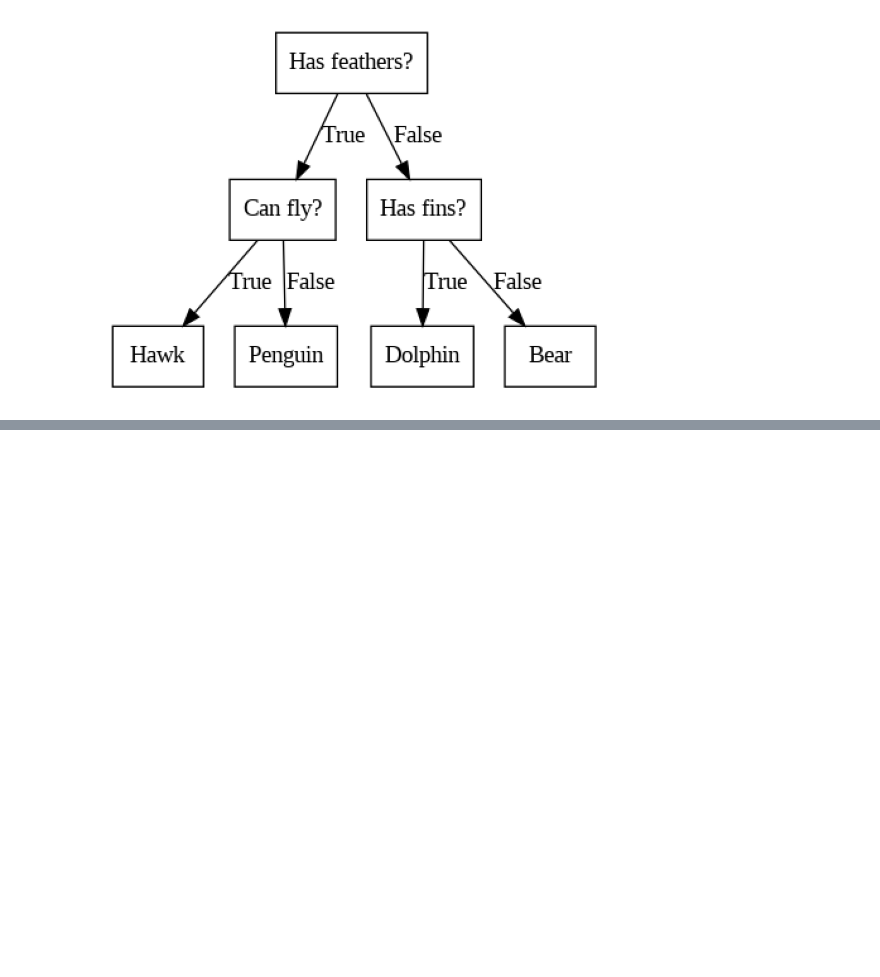
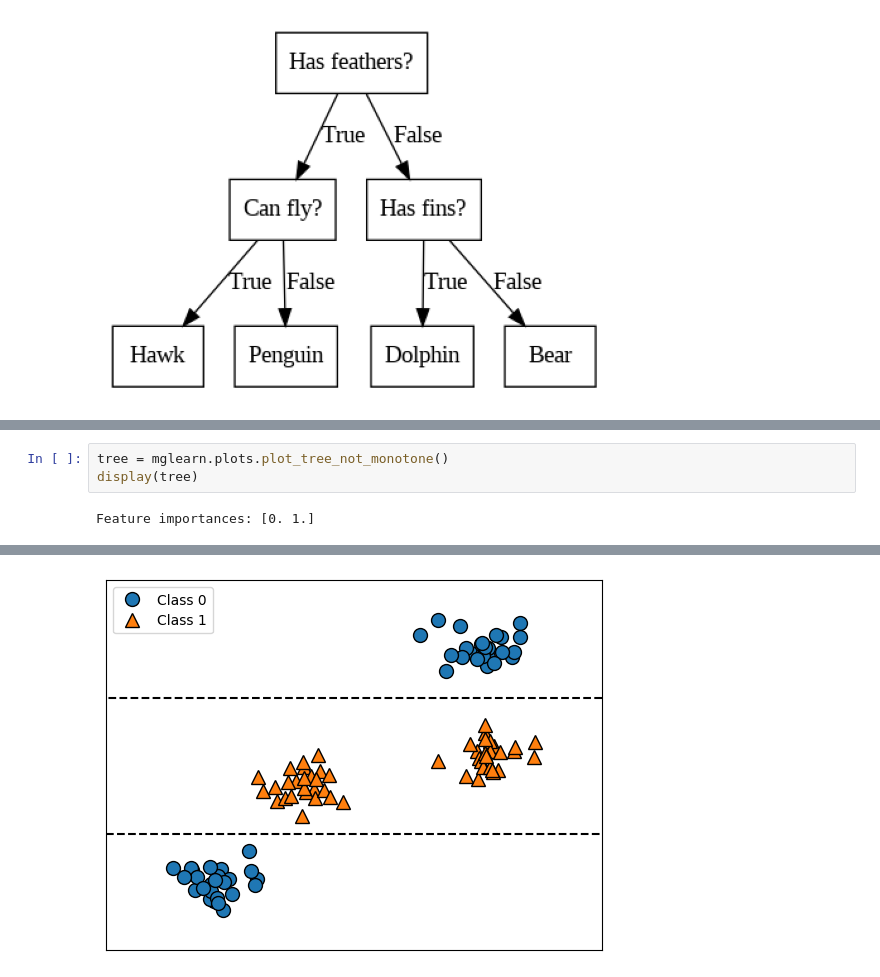
Before and after one commit to 550tealeaves/DATA71200_sum2024_550, a Jupyter notebook: Supervised_learning_revised.ipynb, the cells around one changed output, grey strips where cells are left out. Cells and saved outputs as stored; diff of their text form; blank space fills up the shorter version.

```diff
--- a/Supervised_learning_revised.ipynb
+++ b/Supervised_learning_revised.ipynb
@@ -1004,0 +1136,5 @@ mglearn.plots.plot_animal_tree()
+# %%
+tree = mglearn.plots.plot_tree_not_monotone()
+display(tree)
+# %% [output]
+Feature importances: [0. 1.]
@@ -1004,0 +1142 @@ mglearn.plots.plot_animal_tree()
+[figure, added]
```
Also changed, not shown: parts of 18 cells of this notebook.
